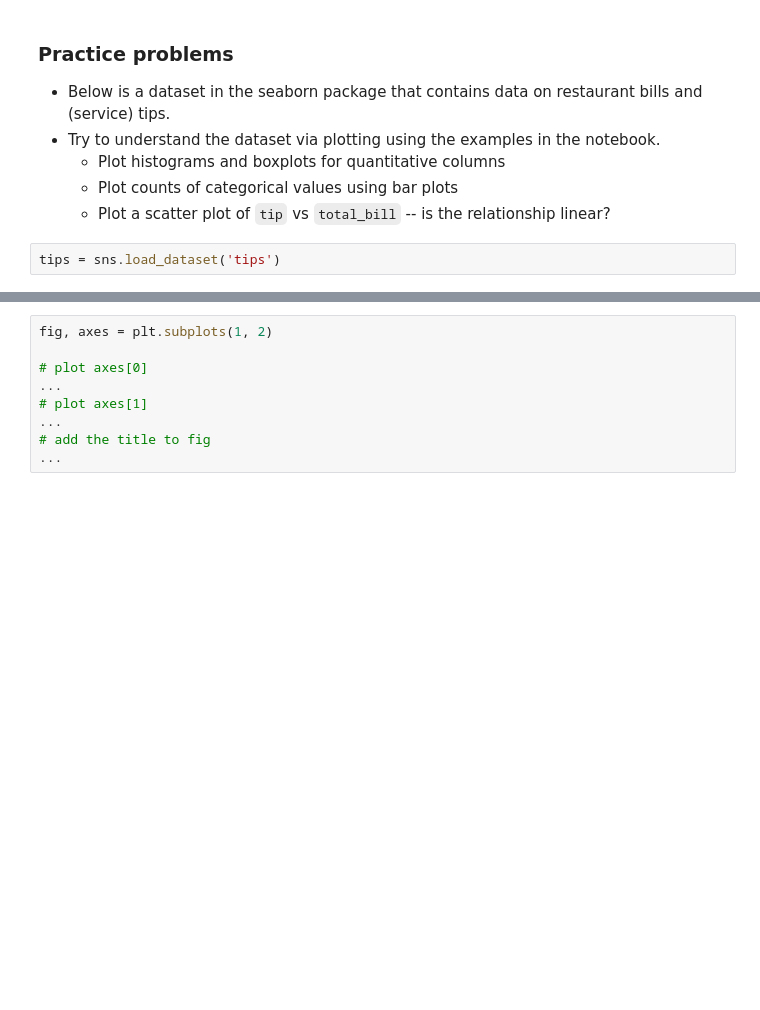
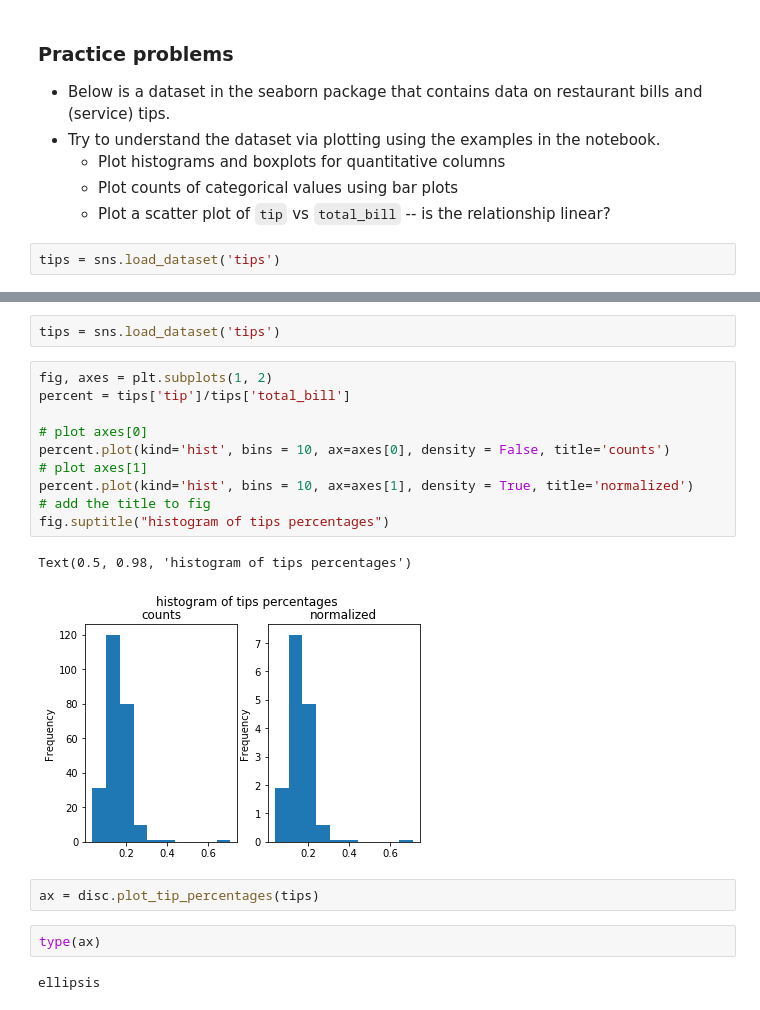
Before and after one commit to leeso1718/dsc80-wi20, a Jupyter notebook: discussions/03/Discussion 03.ipynb, the cells around one changed output, grey strips where cells are left out. Cells and saved outputs as stored; diff of their text form; blank space fills up the shorter version.

```diff
--- a/discussions/03/Discussion 03.ipynb
+++ b/discussions/03/Discussion 03.ipynb
@@ -328,12 +526,24 @@ Plot a seaborn scatterplot using the `tips` data by day. Your plotting function,
 Plot a figure with two subplots side-by-side. The left plot should contain the **counts** of tips *as a percentage of the total bill*. The right plot should contain the **density plot** of tips as a percentage of the total bill. Your plotting function, `plot_tip_percentages` should return a `matplotlib.Figure` object; your plot should look like the plot below (use 10 bins).
 
 <img src="imgs/hist.png" width="50%"/>
+# %%
+tips = sns.load_dataset('tips')
 # %%
 fig, axes = plt.subplots(1, 2)
+percent = tips['tip']/tips['total_bill']
 
 # plot axes[0]
-...
+percent.plot(kind='hist', bins = 10, ax=axes[0], density = False, title='counts')
 # plot axes[1]
-...
+percent.plot(kind='hist', bins = 10, ax=axes[1], density = True, title='normalized')
 # add the title to fig
-...
+fig.suptitle("histogram of tips percentages")
+# %% [output]
+Text(0.5, 0.98, 'histogram of tips percentages')
+[figure, added]
+# %%
+ax = disc.plot_tip_percentages(tips)
+# %%
+type(ax)
+# %% [output]
+ellipsis
```
Also changed, not shown: parts of 52 cells of this notebook, 36 other files.
